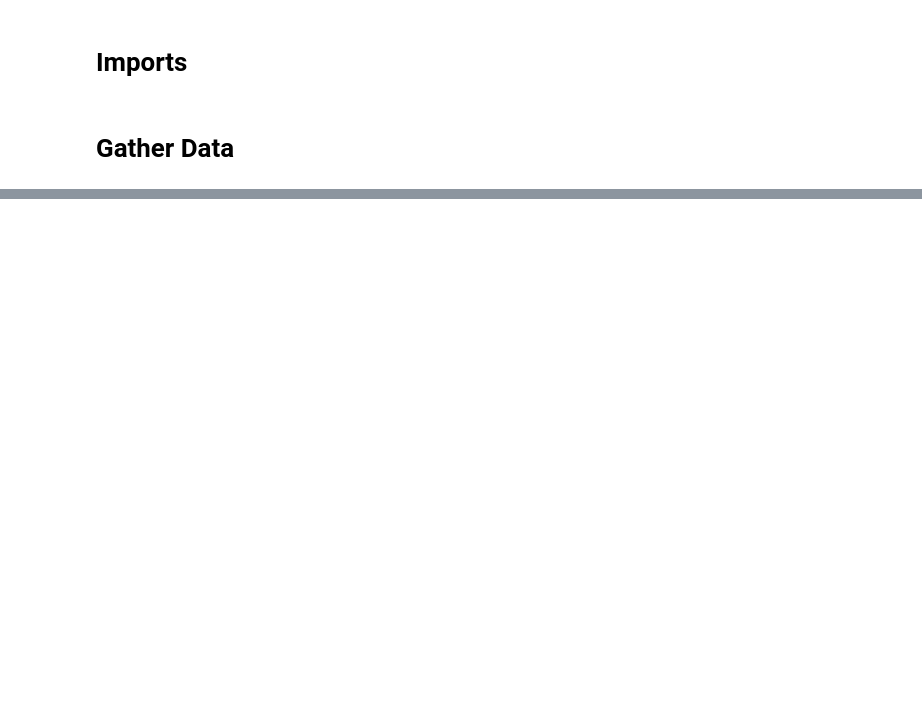
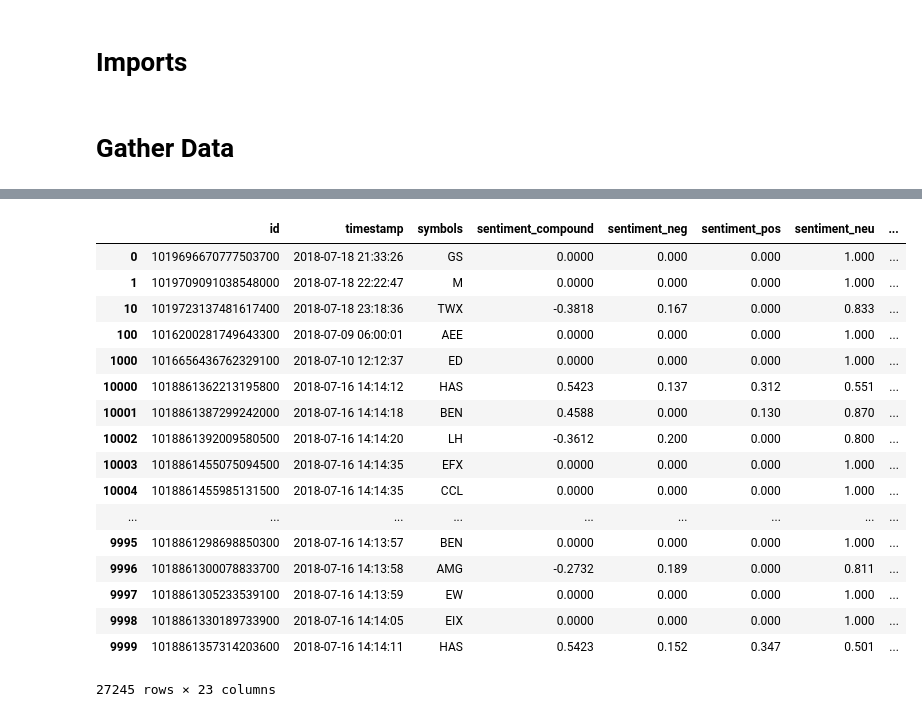
Before and after one commit to Rosster/MLFinalProject, a Jupyter notebook: notebooks/Build Features.ipynb, the cells around one changed output, grey strips where cells are left out. Cells and saved outputs as stored; diff of their text form; code cells hidden in the pictures; blank space fills up the shorter version.

```diff
--- a/notebooks/Build Features.ipynb
+++ b/notebooks/Build Features.ipynb
@@ -36,7 +36,7 @@ output_df = twitter[twitter.symbols.apply(lambda sym: sym.lower() in stock_dict)
     ['id', 'timestamp', 'symbols','sentiment_compound', 'sentiment_neg', 'sentiment_pos',
        'sentiment_neu']].copy()
 # %%
-def get_stock_days(sym, ts, output_price='4. close'):
+def get_stock_days(sym, ts, output_price='4. close', perc_change=False):
     sym = sym.lower()
 
     before_close = False
@@ -50,6 +50,11 @@ def get_stock_days(sym, ts, output_price='4. close'):
         before_df = stock_dict[sym].loc[:ts ]
         after_df = stock_dict[sym].loc[ts:]
 
-    output_df = pd.concat([before_df.iloc[-3:],after_df.iloc[:4]])
+    if not perc_change:
+        output_df = pd.concat([before_df.iloc[-3:],after_df.iloc[:4]])
+    else:
+        output_df = pd.concat([before_df.iloc[-4:],after_df.iloc[:4]])
+        output_df[output_price] = output_df[output_price].pct_change()
+        output_df = output_df[1:]
     return {'t{}'.format(str(idx)):val for idx,val in enumerate(output_df[output_price], -3)}
 # %%
@@ -65,5 +70,10 @@ get_stock_days('gs', twitter.iloc[0].timestamp)
 # %%
 output_df['price_data_dict'] = output_df.apply(lambda row: get_stock_days(row['symbols'], row['timestamp']), axis=1)
+# %%
+output_df['price_data_dict_perc'] = output_df.apply(lambda row: get_stock_days(row['symbols'], row['timestamp'], perc_change=True), axis=1)
 # %%
 for time_slice in ['t{}'.format(str(idx)) for idx in range(-3,4)]:
     output_df[time_slice] = output_df.price_data_dict.apply(lambda d: d.get(time_slice))
+# %%
+for time_slice in ['t{}_perc'.format(str(idx)) for idx in range(-3,4)]:
+    output_df[time_slice] = output_df.price_data_dict_perc.apply(lambda d: d.get(time_slice))
@@ -70,2 +82,21 @@ for time_slice in ['t{}'.format(str(idx)) for idx in range(-3,4)]:
 # %%
-output_df.drop()
+output_df
+# %% [output]
+|  | id | timestamp | symbols | sentiment_compound | sentiment_neg | sentiment_pos | sentiment_neu | ... |
+| 0 | 1019696670777503700 | 2018-07-18 21:33:26 | GS | 0.0000 | 0.000 | 0.000 | 1.000 | ... |
+| 1 | 1019709091038548000 | 2018-07-18 22:22:47 | M | 0.0000 | 0.000 | 0.000 | 1.000 | ... |
+| 10 | 1019723137481617400 | 2018-07-18 23:18:36 | TWX | -0.3818 | 0.167 | 0.000 | 0.833 | ... |
+| 100 | 1016200281749643300 | 2018-07-09 06:00:01 | AEE | 0.0000 | 0.000 | 0.000 | 1.000 | ... |
+| 1000 | 1016656436762329100 | 2018-07-10 12:12:37 | ED | 0.0000 | 0.000 | 0.000 | 1.000 | ... |
+| 10000 | 1018861362213195800 | 2018-07-16 14:14:12 | HAS | 0.5423 | 0.137 | 0.312 | 0.551 | ... |
+| 10001 | 1018861387299242000 | 2018-07-16 14:14:18 | BEN | 0.4588 | 0.000 | 0.130 | 0.870 | ... |
+| 10002 | 1018861392009580500 | 2018-07-16 14:14:20 | LH | -0.3612 | 0.200 | 0.000 | 0.800 | ... |
+| 10003 | 1018861455075094500 | 2018-07-16 14:14:35 | EFX | 0.0000 | 0.000 | 0.000 | 1.000 | ... |
+| 10004 | 1018861455985131500 | 2018-07-16 14:14:35 | CCL | 0.0000 | 0.000 | 0.000 | 1.000 | ... |
+| ... | ... | ... | ... | ... | ... | ... | ... | ... |
+| 9995 | 1018861298698850300 | 2018-07-16 14:13:57 | BEN | 0.0000 | 0.000 | 0.000 | 1.000 | ... |
+| 9996 | 1018861300078833700 | 2018-07-16 14:13:58 | AMG | -0.2732 | 0.189 | 0.000 | 0.811 | ... |
+| 9997 | 1018861305233539100 | 2018-07-16 14:13:59 | EW | 0.0000 | 0.000 | 0.000 | 1.000 | ... |
+| 9998 | 1018861330189733900 | 2018-07-16 14:14:05 | EIX | 0.0000 | 0.000 | 0.000 | 1.000 | ... |
+| 9999 | 1018861357314203600 | 2018-07-16 14:14:11 | HAS | 0.5423 | 0.152 | 0.347 | 0.501 | ... |
+27245 rows × 23 columns
```
Also changed, not shown: parts of 2 cells of this notebook, 1 other file.
